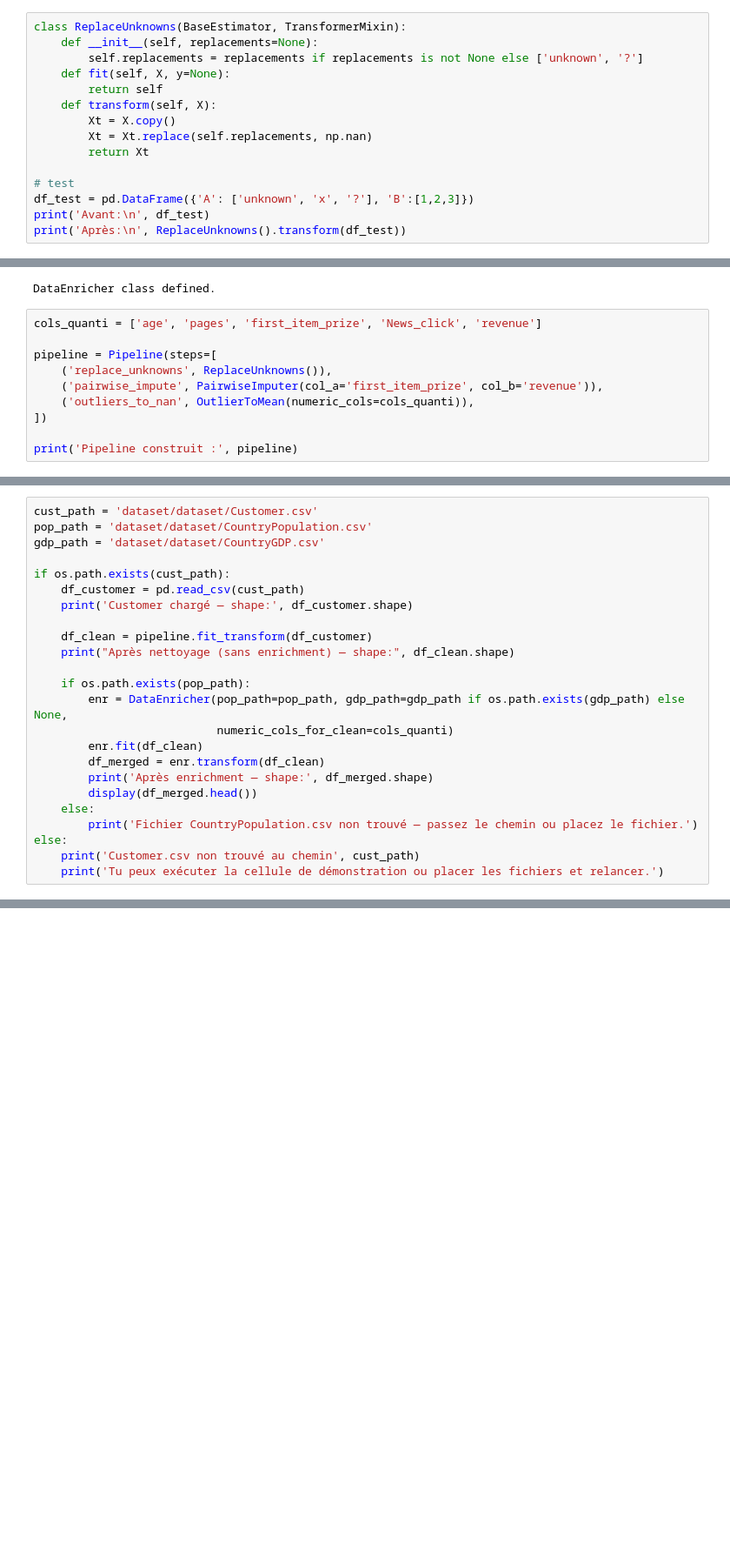
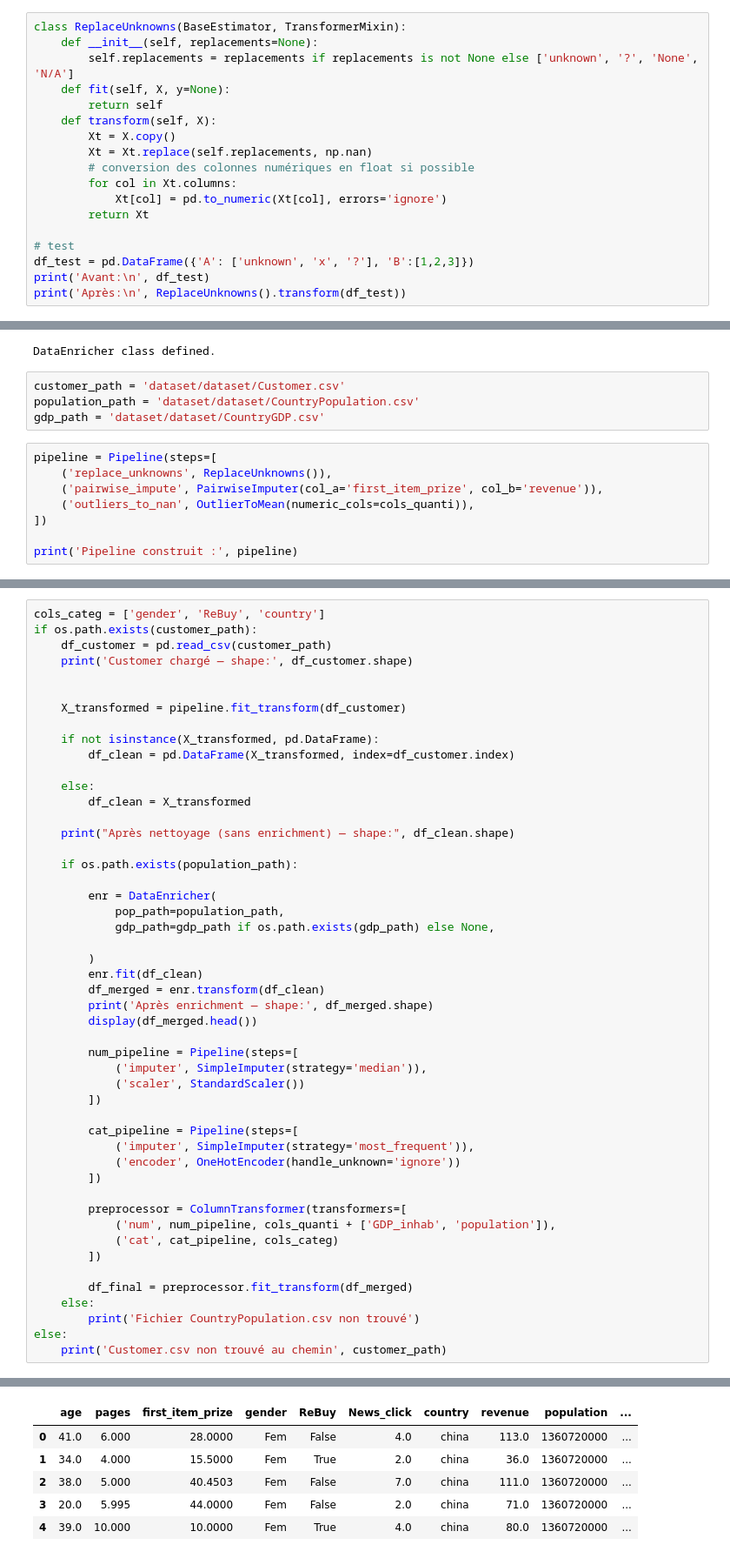
Before and after one commit to Anna-Eve/Projet-Apprentissage-automatique-n-1, a Jupyter notebook: main.ipynb, the cells around one changed output, grey strips where cells are left out. Shown at 87% size. Drawn from its saved outputs; the diff is of its cells as text; blank space fills up the shorter version.

```diff
--- a/main.ipynb
+++ b/main.ipynb
@@ -211,12 +215,15 @@ We can observe the presence of question marks and unknowns. We have found our NA
 # %%
 class ReplaceUnknowns(BaseEstimator, TransformerMixin):
     def __init__(self, replacements=None):
-        self.replacements = replacements if replacements is not None else ['unknown', '?']
+        self.replacements = replacements if replacements is not None else ['unknown', '?', 'None', 'N/A']
     def fit(self, X, y=None):
         return self
     def transform(self, X):
         Xt = X.copy()
         Xt = Xt.replace(self.replacements, np.nan)
+        # conversion des colonnes numériques en float si possible
+        for col in Xt.columns:
+            Xt[col] = pd.to_numeric(Xt[col], errors='ignore')
         return Xt
 
 # test
@@ -433,9 +440,11 @@ class DataEnricher(BaseEstimator, TransformerMixin):
 print('DataEnricher class defined.')
 # %% [output]
 DataEnricher class defined.
+# %%
+customer_path = 'dataset/dataset/Customer.csv'
+population_path = 'dataset/dataset/CountryPopulation.csv'
+gdp_path = 'dataset/dataset/CountryGDP.csv'
 # %%
-cols_quanti = ['age', 'pages', 'first_item_prize', 'News_click', 'revenue']
-
 pipeline = Pipeline(steps=[
     ('replace_unknowns', ReplaceUnknowns()),
     ('pairwise_impute', PairwiseImputer(col_a='first_item_prize', col_b='revenue')),
@@ -451,28 +460,53 @@ Pipeline construit : Pipeline(steps=[('replace_unknowns',
                  OutlierToMean(numeric_cols=['age', 'pages', 'first_item_prize',
                                              'News_click', 'revenue']))])
 # %%
-cust_path = 'dataset/dataset/Customer.csv'
-pop_path = 'dataset/dataset/CountryPopulation.csv'
-gdp_path = 'dataset/dataset/CountryGDP.csv'
-
-if os.path.exists(cust_path):
-    df_customer = pd.read_csv(cust_path)
+cols_categ = ['gender', 'ReBuy', 'country']
+if os.path.exists(customer_path):
+    df_customer = pd.read_csv(customer_path)
     print('Customer chargé — shape:', df_customer.shape)
 
-    df_clean = pipeline.fit_transform(df_customer)
+
+    X_transformed = pipeline.fit_transform(df_customer)
+
+    if not isinstance(X_transformed, pd.DataFrame):
+        df_clean = pd.DataFrame(X_transformed, index=df_customer.index)
+
+    else:
+        df_clean = X_transformed
+
     print("Après nettoyage (sans enrichment) — shape:", df_clean.shape)
 
-    if os.path.exists(pop_path):
-        enr = DataEnricher(pop_path=pop_path, gdp_path=gdp_path if os.path.exists(gdp_path) else None,
-                           numeric_cols_for_clean=cols_quanti)
+    if os.path.exists(population_path):
+
+        enr = DataEnricher(
+            pop_path=population_path,
+            gdp_path=gdp_path if os.path.exists(gdp_path) else None,
+
+        )
         enr.fit(df_clean)
         df_merged = enr.transform(df_clean)
         print('Après enrichment — shape:', df_merged.shape)
         display(df_merged.head())
+
+        num_pipeline = Pipeline(steps=[
+            ('imputer', SimpleImputer(strategy='median')),
+            ('scaler', StandardScaler())
+        ])
+
+        cat_pipeline = Pipeline(steps=[
+            ('imputer', SimpleImputer(strategy='most_frequent')),
+            ('encoder', OneHotEncoder(handle_unknown='ignore'))
+        ])
+
+        preprocessor = ColumnTransformer(transformers=[
+            ('num', num_pipeline, cols_quanti + ['GDP_inhab', 'population']),
+            ('cat', cat_pipeline, cols_categ)
+        ])
+
+        df_final = preprocessor.fit_transform(df_merged)
     else:
-        print('Fichier CountryPopulation.csv non trouvé — passez le chemin ou placez le fichier.')
+        print('Fichier CountryPopulation.csv non trouvé')
 else:
-    print('Customer.csv non trouvé au chemin', cust_path)
-    print('Tu peux exécuter la cellule de démonstration ou placer les fichiers et relancer.')
+    print('Customer.csv non trouvé au chemin', customer_path)
 # %% [output]
 Customer chargé — shape: (10000, 8)
@@ -480,0 +515,6 @@ KeyError: "None of [Index(['age', 'pages', 'first_item_prize', 'News_click', 're
+|  | age | pages | first_item_prize | gender | ReBuy | News_click | country | revenue | population | ... |
+| 0 | 41.0 | 6.000 | 28.0000 | Fem | False | 4.0 | china | 113.0 | 1360720000 | ... |
+| 1 | 34.0 | 4.000 | 15.5000 | Fem | True | 2.0 | china | 36.0 | 1360720000 | ... |
+| 2 | 38.0 | 5.000 | 40.4503 | Fem | False | 7.0 | china | 111.0 | 1360720000 | ... |
+| 3 | 20.0 | 5.995 | 44.0000 | Fem | False | 2.0 | china | 71.0 | 1360720000 | ... |
+| 4 | 39.0 | 10.000 | 10.0000 | Fem | True | 4.0 | china | 80.0 | 1360720000 | ... |
```
Also changed, not shown: parts of 9 cells of this notebook, 1 other file.
